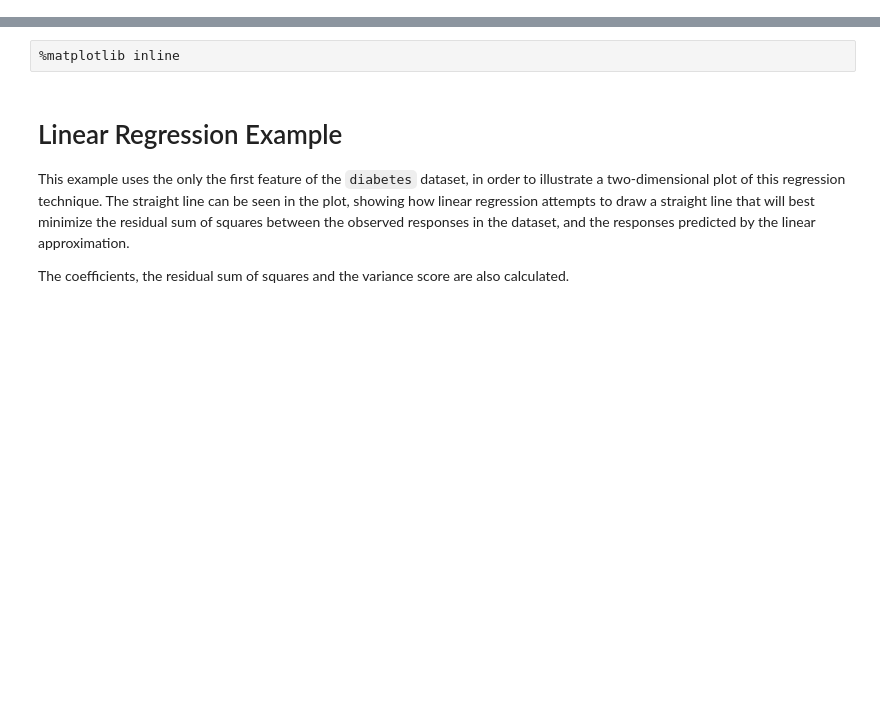
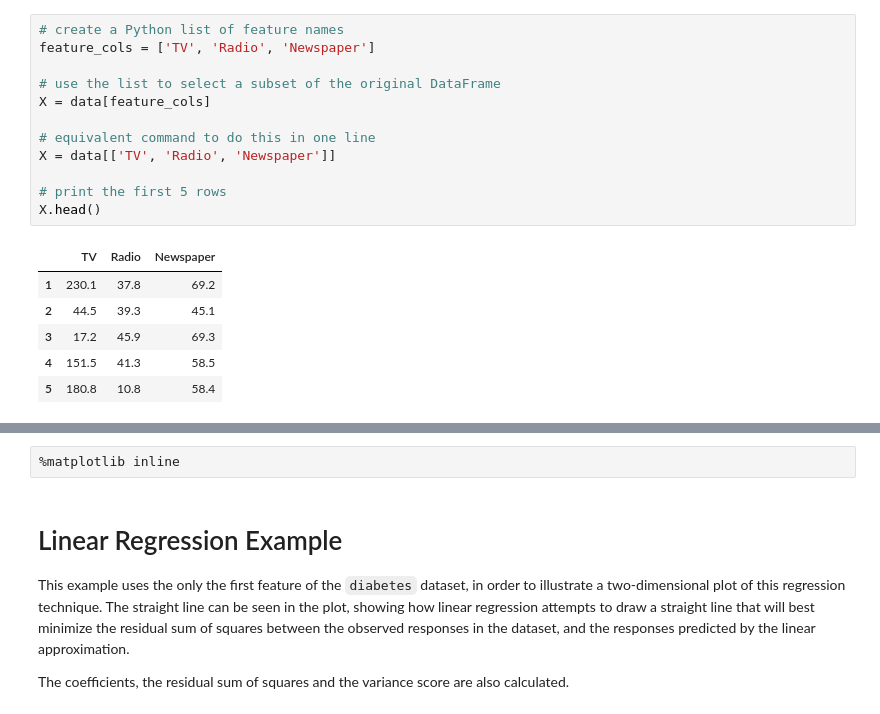
Before and after one commit to ckraju/scikit-learn-videos, a Jupyter notebook: 06_linear_regression.ipynb, the cells around one changed output, grey strips where cells are left out. Saved outputs shown, nothing was run; the diff lists cells and outputs as text; blank space fills up the shorter version.

```diff
--- a/06_linear_regression.ipynb
+++ b/06_linear_regression.ipynb
@@ -0,0 +122,19 @@
+# %%
+# create a Python list of feature names
+feature_cols = ['TV', 'Radio', 'Newspaper']
+
+# use the list to select a subset of the original DataFrame
+X = data[feature_cols]
+
+# equivalent command to do this in one line
+X = data[['TV', 'Radio', 'Newspaper']]
+
+# print the first 5 rows
+X.head()
+# %% [output]
+|  | TV | Radio | Newspaper |
+| 1 | 230.1 | 37.8 | 69.2 |
+| 2 | 44.5 | 39.3 | 45.1 |
+| 3 | 17.2 | 45.9 | 69.3 |
+| 4 | 151.5 | 41.3 | 58.5 |
+| 5 | 180.8 | 10.8 | 58.4 |
```
Also changed, not shown: parts of 48 cells of this notebook.
